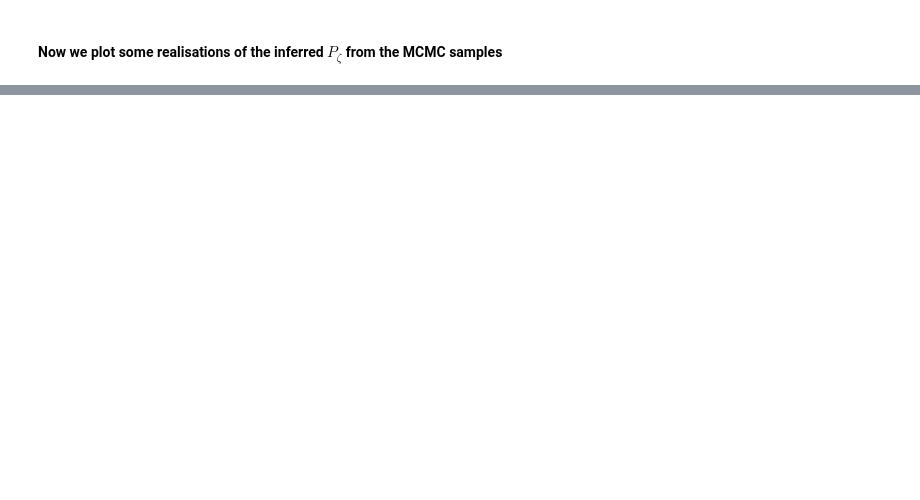
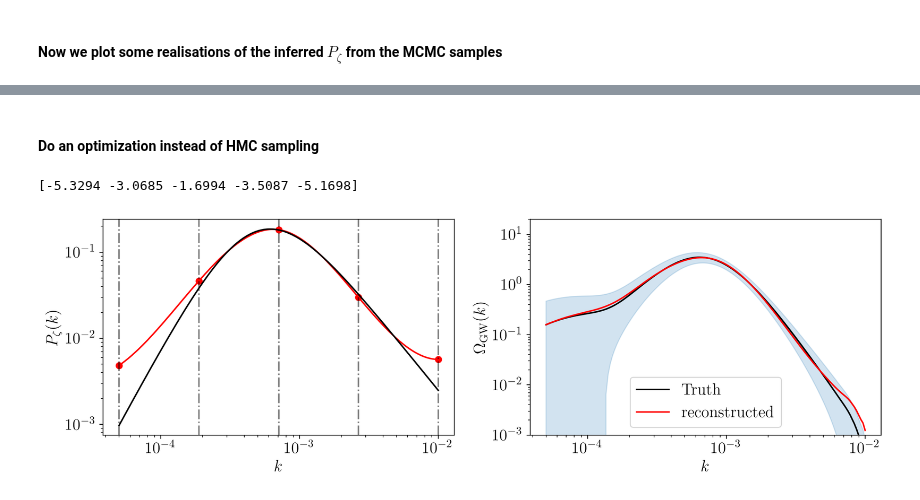
Before and after one commit to Ameek94/SIGW_Inverse, a Jupyter notebook: examples/test_grid.ipynb, the cells around one changed output, grey strips where cells are left out. Drawn from its saved outputs; the diff is of its cells as text; code cells hidden in the pictures; blank space fills up the shorter version.

Commit message:
added adam optimiser

```diff
--- a/examples/test_grid.ipynb
+++ b/examples/test_grid.ipynb
@@ -128,0 +131,32 @@ fig.tight_layout()
+# %% [markdown]
+#### Do an optimization instead of HMC sampling
+# %%
+best_params, _ = pz_model.run_optimiser(x0 = -2*jnp.ones(5), start_learning_rate=0.25 , steps = 100, jump_sdev=1)
+print(best_params)
+pz_bf = spline_predict(x_train=nodes,y_train=best_params,x_pred=p_arr)
+omgw_bf = jnp.einsum("i,j,kij->k",pz_bf,pz_bf,omgw_calculator.omkij)
+# %% [output]
+[-5.3294 -3.0685 -1.6994 -3.5087 -5.1698]
+# %%
+fig,(ax1,ax2) = plt.subplots(1,2,figsize=(12,4))
+
+ax1.loglog(p_arr,pz_bf,color='r')
+ax1.loglog(p_arr,pz_amp,color='k',lw=1.5)
+ax2.plot(k_arr,omgw_amp,color='k',lw=1.5,label='Truth')
+ax2.loglog(k_arr,omgw_bf,color='r',label='reconstructed')
+ax2.fill_between(k_arr,omgw_amp+1.96*omks_sigma,omgw_amp-1.96*omks_sigma,alpha=0.2,color='C0')
+ax2.set(yscale='log',xscale='log')
+
+ax1.set_ylabel(r'$P_{\zeta}(k)$')
+ax1.set_xlabel(r'$k$')
+ax2.set_ylim(1e-3,2e1)
+
+ax2.set_ylabel(r'$\Omega_{\mathrm{GW}}(k)$')
+ax2.set_xlabel(r'$k$')
+ax2.legend()
+for val in nodes:
+    ax1.axvline(jnp.exp(val),color='k',ls='-.',alpha=0.5)
+ax1.scatter(jnp.exp(nodes),jnp.exp(best_params),color='r')
+fig.tight_layout()
+# %% [output]
+[figure, added]
```
Also changed, not shown: parts of 4 cells of this notebook, 9 other files.
